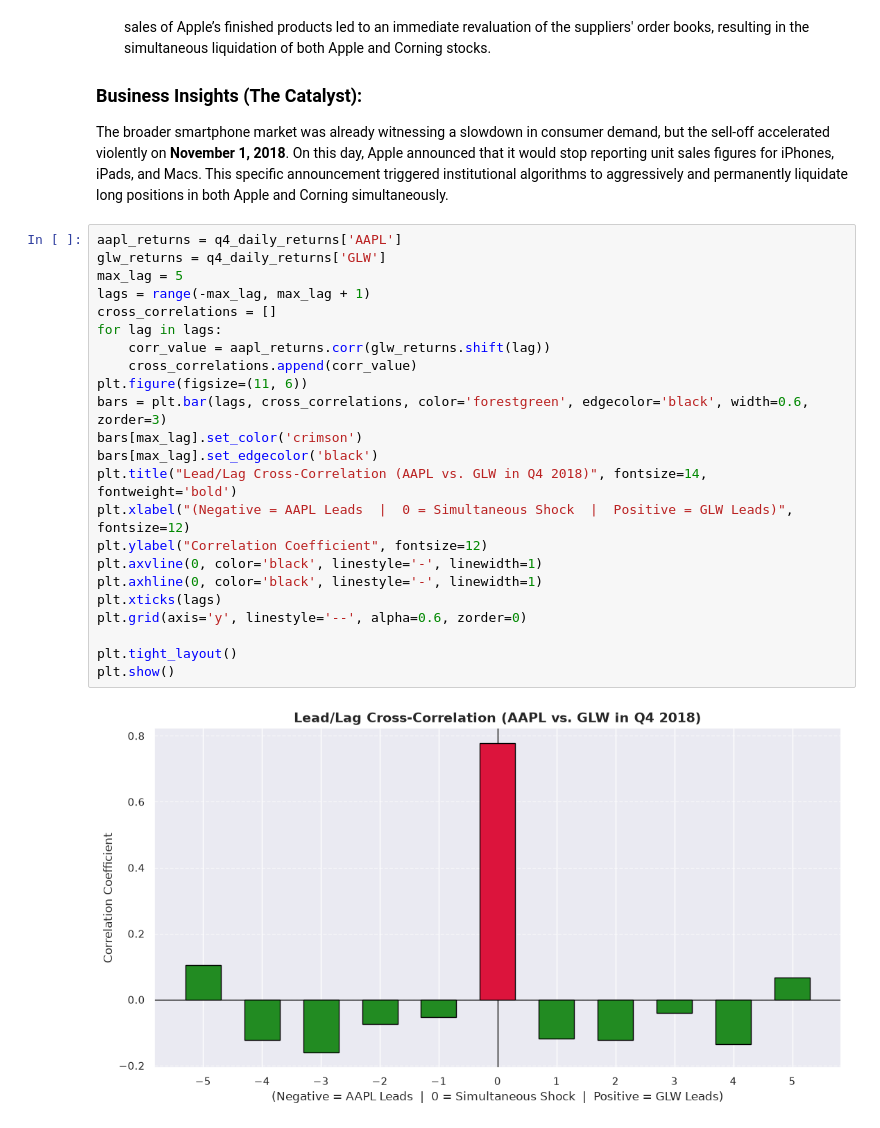
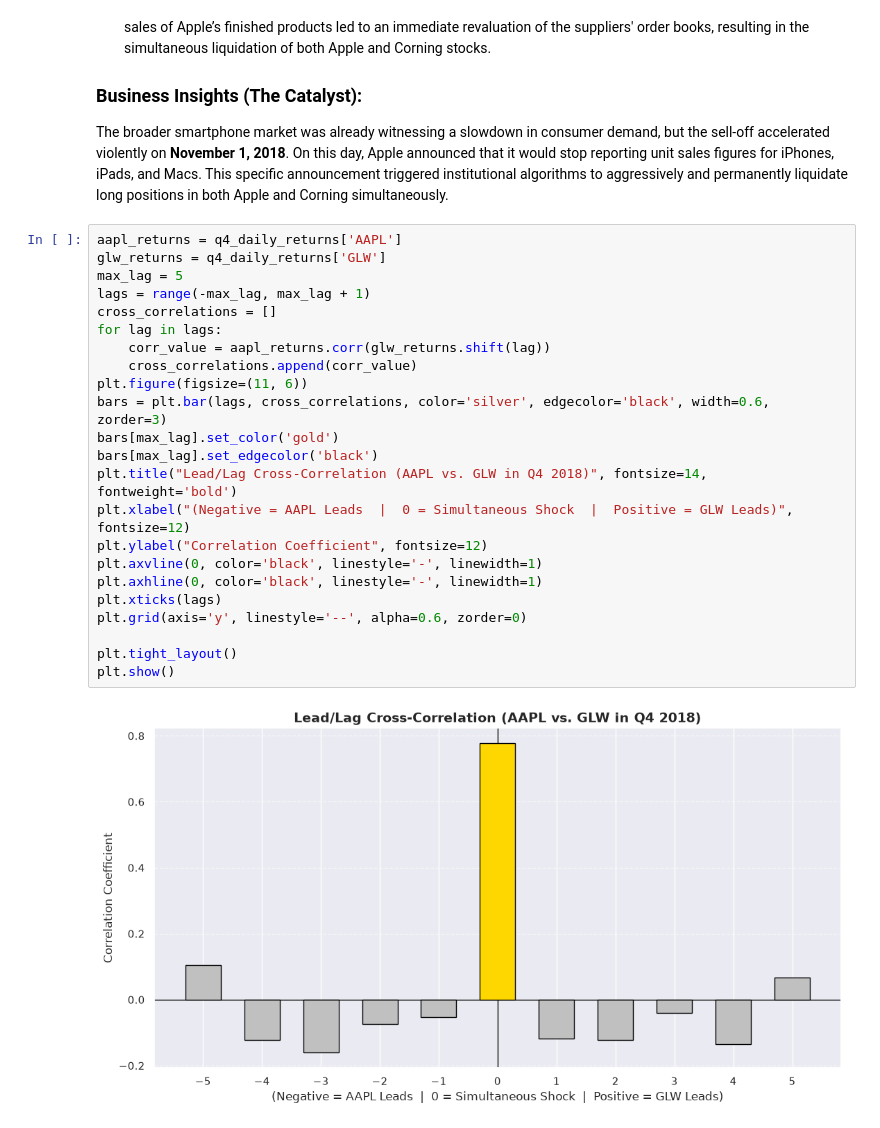
Before and after one commit to huzaifa-khan-AiMl/Financial-Supply-Chain-Ripple-Analysis, a Jupyter notebook: notebooks/Ripple_Effect_Analysis.ipynb, the cells around one changed output. Cells and saved outputs as stored; diff of their text form.

```diff
--- a/notebooks/Ripple_Effect_Analysis.ipynb
+++ b/notebooks/Ripple_Effect_Analysis.ipynb
@@ -275,25 +274,25 @@ The broader smartphone market was already witnessing a slowdown in consumer dema
 # %%
 aapl_returns = q4_daily_returns['AAPL']
 glw_returns = q4_daily_returns['GLW']
 max_lag = 5
 lags = range(-max_lag, max_lag + 1)
 cross_correlations = []
 for lag in lags:
     corr_value = aapl_returns.corr(glw_returns.shift(lag))
     cross_correlations.append(corr_value)
 plt.figure(figsize=(11, 6))
-bars = plt.bar(lags, cross_correlations, color='forestgreen', edgecolor='black', width=0.6, zorder=3)
-bars[max_lag].set_color('crimson')
+bars = plt.bar(lags, cross_correlations, color='silver', edgecolor='black', width=0.6, zorder=3)
+bars[max_lag].set_color('gold')
 bars[max_lag].set_edgecolor('black')
 plt.title("Lead/Lag Cross-Correlation (AAPL vs. GLW in Q4 2018)", fontsize=14, fontweight='bold')
 plt.xlabel("(Negative = AAPL Leads  |  0 = Simultaneous Shock  |  Positive = GLW Leads)", fontsize=12)
 plt.ylabel("Correlation Coefficient", fontsize=12)
 plt.axvline(0, color='black', linestyle='-', linewidth=1)
 plt.axhline(0, color='black', linestyle='-', linewidth=1)
 plt.xticks(lags)
 plt.grid(axis='y', linestyle='--', alpha=0.6, zorder=0)
 
 plt.tight_layout()
 plt.show()
 # %% [output]
-[figure, old version]
+[figure, new version]
```
Also changed, not shown: parts of 11 cells of this notebook.
